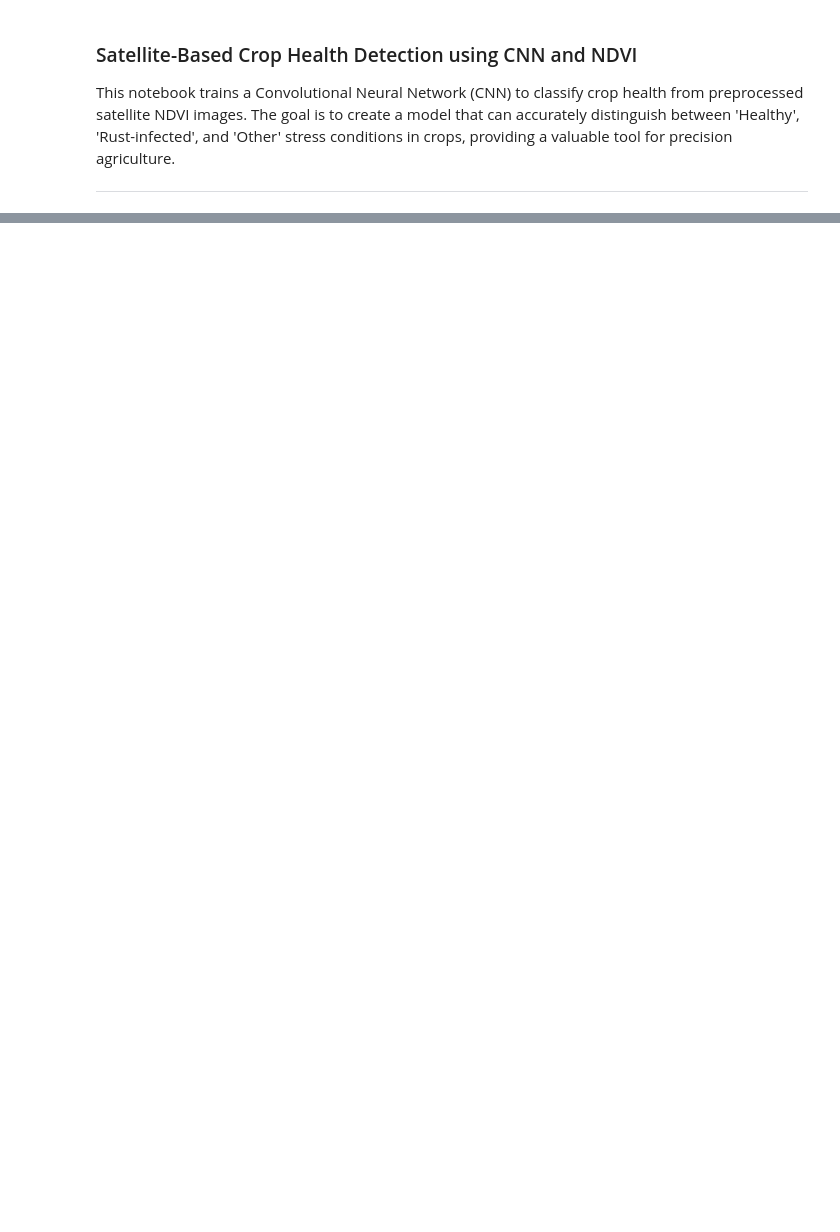
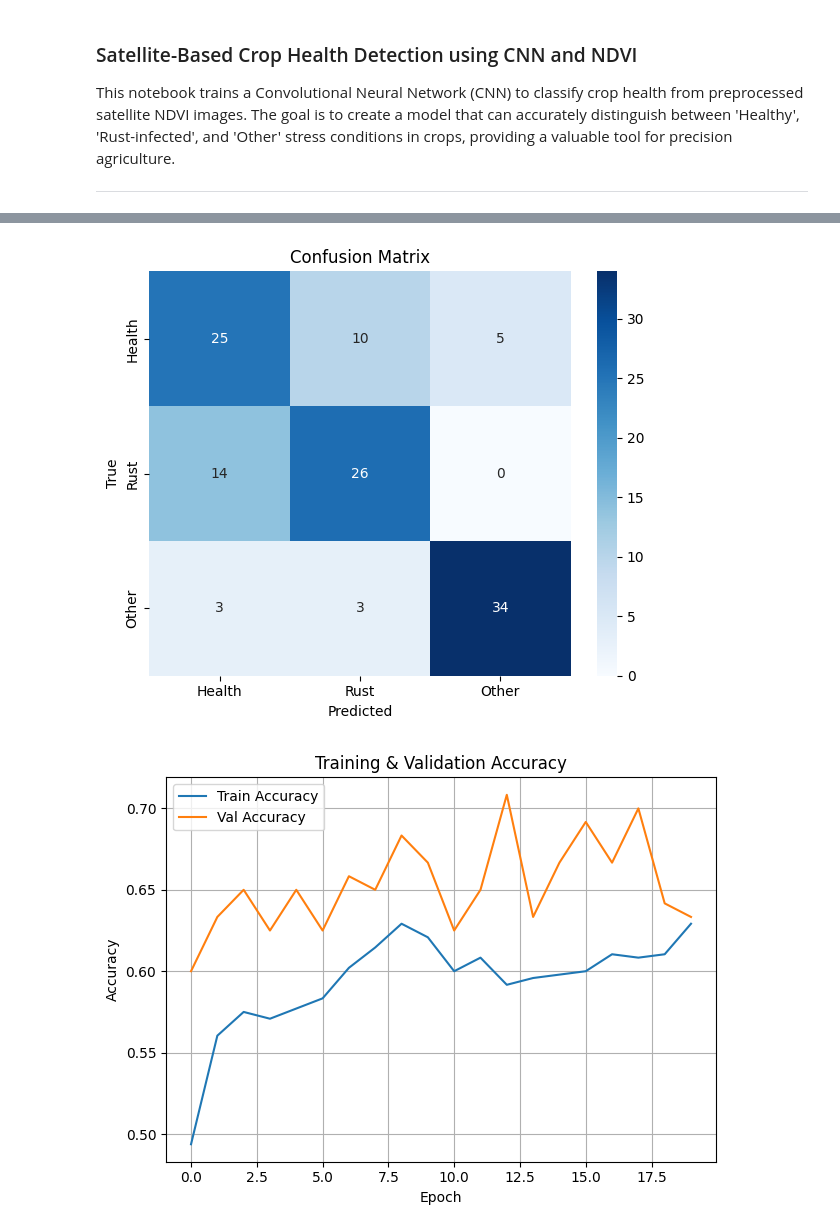
Before and after one commit to anishkumar6181/NDVI-Based-Crop-Health-Classification-Using-CNN-on-Satellite-Imagery, a Jupyter notebook: notebooks/train_model.ipynb, the cells around one changed output, grey strips where cells are left out. Saved outputs shown, nothing was run; the diff lists cells and outputs as text; code cells hidden in the pictures; blank space fills up the shorter version.

```diff
--- a/notebooks/train_model.ipynb
+++ b/notebooks/train_model.ipynb
@@ -28,7 +28,7 @@ random.seed(42)
 # Configuration
 IMG_SIZE = 64
 CLASSES = ['Health', 'Rust', 'Other']
-DATA_DIR = "data/raw/train"
+DATA_DIR = r"C:\Users\anish\OneDrive\Desktop\CropHealthDetection-NDVI-CNN\data\raw\train"
 RED_IDX = 44
 NIR_IDX = 89
 EPOCHS = 50
@@ -125,7 +125,7 @@ def train():
     model = CropHealthCNN().to(device)
     criterion = nn.CrossEntropyLoss()
     optimizer = optim.Adam(model.parameters(), lr=1e-3)
-    scheduler = optim.lr_scheduler.ReduceLROnPlateau(optimizer, mode='max', factor=0.5, patience=3, verbose=True)
+    scheduler = optim.lr_scheduler.ReduceLROnPlateau(optimizer, mode='max', factor=0.5, patience=3)
 
     best_val_acc = 0
     trigger = 0
@@ -216,0 +233,2 @@ ModuleNotFoundError: No module named 'torch'
+[figure, added]
+[figure, added]
```
Also changed, not shown: parts of 3 cells of this notebook, 3 other files.
